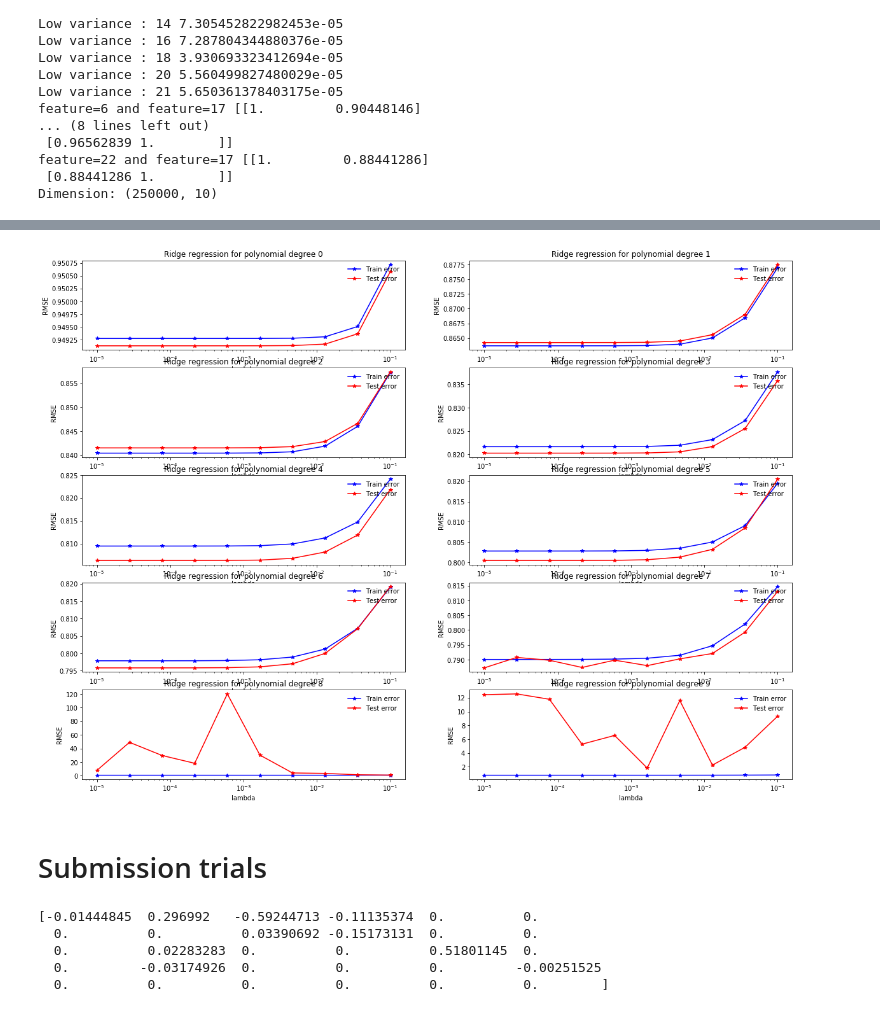
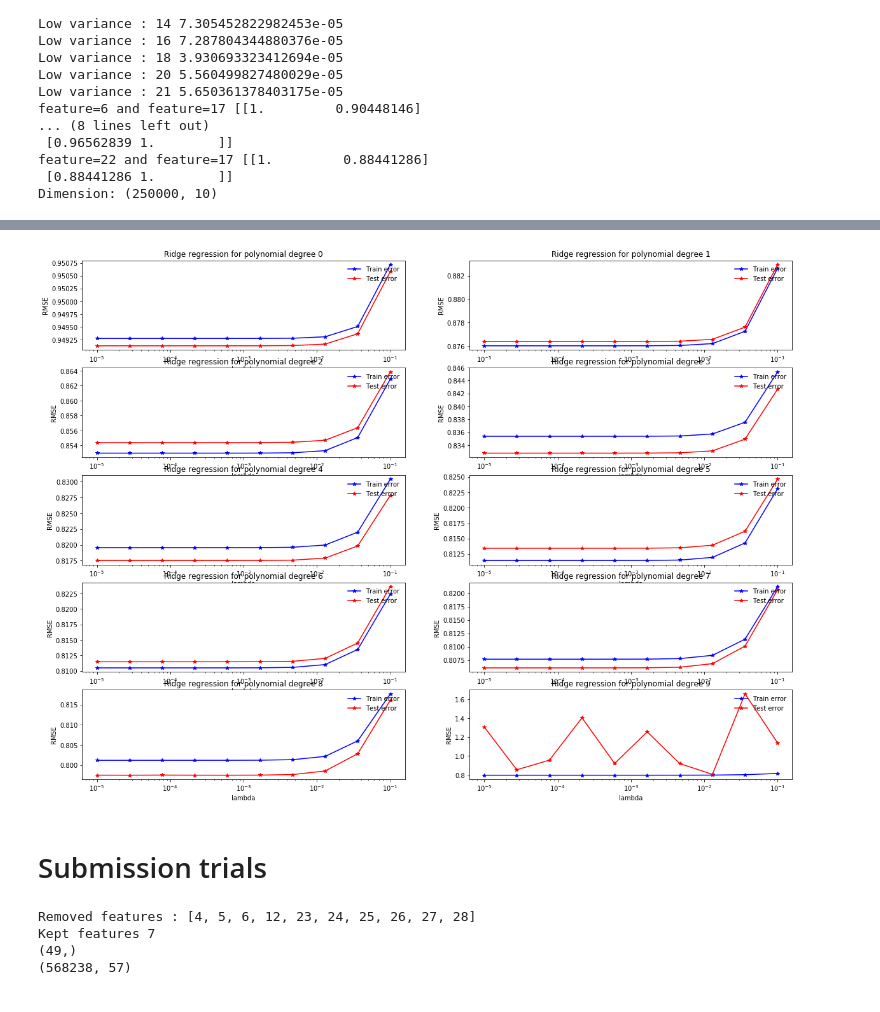
Before and after one commit to huguesvinzant/MachineLearning, a Jupyter notebook: project1/scripts/Data_exploration.ipynb, the cells around one changed output, grey strips where cells are left out. Cells and saved outputs as stored; diff of their text form; code cells hidden in the pictures.

Commit message:
changes in PCA, problems with the processing on testing dataset

```diff
--- a/project1/scripts/Data_exploration.ipynb
+++ b/project1/scripts/Data_exploration.ipynb
@@ -34,7 +34,7 @@ feature_indices = []
 # Converting meaningless -999 to NaN, computing NaN proportion and remove feature with too many missing
 # values (NaN): unlikely to carry much useful information (TO BE DISCUSSED):
 
-NaN_prop = 0.7
+NaN_prop = 0.3
 reduced_data = remove_meaningless_data(raw_data, NaN_prop)
 n_samples, n_reduced_features = np.shape(reduced_data)
 print(f'Dimension: {np.shape(reduced_data)}')
@@ -148,8 +140,7 @@ feature=22 and feature=17 [[1.         0.88441286]
 Dimension: (250000, 10)
 # %%
 #Principal component analysis:
-#eig_val, eig_vec = PCA(std_data, 7)
-#PCA_data = std_data.dot(eig_vec)
-#print(np.shape(PCA_data))
-
-#plt.plot([0,1,2,3,4,5,6,7,8,9,10,11,12,13,14,15,16,17,18,19,20,21,22], eig_val, 'ro')
+eig_val, eig_vec,var = PCA(std_data,0.98)
+PCA_data = std_data.dot(eig_vec)
+print('Shape of PCA_data:',np.shape(PCA_data))
+plt.plot([0,1,2,3,4,5,6,7,8,9,10,11,12,13,14,15,16,17,18,19],var, 'ro')
@@ -159,47 +152,56 @@ Dimension: (250000, 10)
 # %%
 seed = 56
 split_ratio = 0.5
 plt.figure(figsize=(20,15))
 
 for degree in range(10):
     plt.subplot(5,2,degree+1)
-    ridge_regression_demo(reduced_data,labels,degree, split_ratio, seed)
+    ridge_regression_demo(PCA_data,labels,degree, split_ratio, seed)
 # %% [output]
-[figure, old version]
+[figure, new version]
 # %% [markdown]
 Submission trials
 ===
 # %%
 chosen_lambda = 0.001
-chosen_degree = 6
-NaN_prop = 0.7
+chosen_degree = 8
+NaN_prop = 0.3
 
-
+#I have some problems here....
 
 # 0 1 2 3 4 5 6 7 8 9 10 11 12 13 14 15 16 17 18 19 20 21 22 23 24 25 26 27 28 29
 # 0 1 2 3       4 5 6  7  8    9   10 11 12 13 14 15 16 17 18 19 20 21         22
 # 0 1 2 3         4 5           6         7        8           9
 
-reduced_data_poly = build_poly(reduced_data,chosen_degree)
-std_data_poly = standardize(data_poly)
+reduced_data_poly = build_poly(PCA_data,chosen_degree)
+std_data_poly = standardize(reduced_data_poly)
 
-weights,loss=ridge_regression(labels,reduced_data_poly,chosen_lambda)
+weights,loss=ridge_regression(labels,std_data_poly,chosen_lambda)
 
 labels_te,tx_te, indices_te = load_csv_data('test.csv', sub_sample=False)
-#clean_tx_te = remove_meaningless_data(tx_te, NaN_prop)
+clean_tx_te = remove_meaningless_data(tx_te, NaN_prop)
 standardize_tx_te = standardize(tx_te)
+eig_val_te, eig_vec_te,var_te = PCA(standardize_tx_te,0.98)
+PCA_data_te = standardize_tx_te.dot(eig_vec_te)
+reduced_data_poly_te = build_poly(PCA_data_te,chosen_degree)
+std_data_poly_te = standardize(reduced_data_poly_te)
 
-needed_weights = np.zeros(30)
-positions = [0,1,2,3,8,9,13,16,19,23]
-for i in range(10):
-    needed_weights[positions[i]] = weights[i]
-print(needed_weights)
 
-y_pred = predict_labels(needed_weights,standardize_tx_te)
-create_csv_submission(indices_te, y_pred, 'submission_ridge_1.csv')
+
+#needed_weights = np.zeros(30)
+#positions = [0,1,2,3,8,9,13,16,19,23]
+#for i in range(10):
+#    needed_weights[positions[i]] = weights[i]
+#print(needed_weights)
+
+print(np.shape(weights))
+print(np.shape(std_data_poly_te))
+
+
+#y_pred = predict_labels(weights,PCA_data_te)
+#create_csv_submission(indices_te, y_pred, 'submission_ridge_1.csv')
 # %% [output]
-[-0.01444845  0.296992   -0.59244713 -0.11135374  0.          0.
-  0.          0.          0.03390692 -0.15173131  0.          0.
-  0.          0.02283283  0.          0.          0.51801145  0.
-  0.         -0.03174926  0.          0.          0.         -0.00251525
-  0.          0.          0.          0.          0.          0.        ]
+Removed features : [4, 5, 6, 12, 23, 24, 25, 26, 27, 28]
+Kept features 7
+(49,)
+(568238, 57)
```
Also changed, not shown: parts of 5 cells of this notebook, 1 other file.
